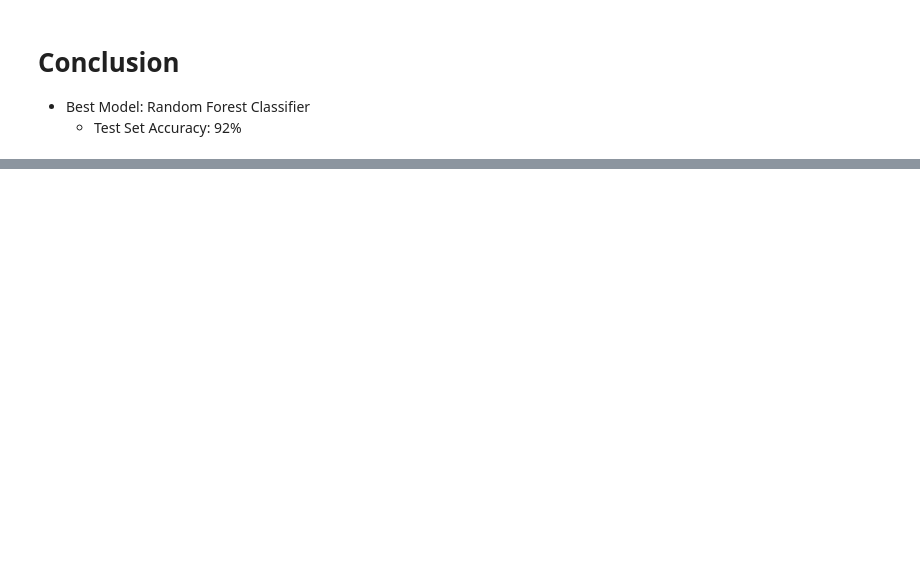
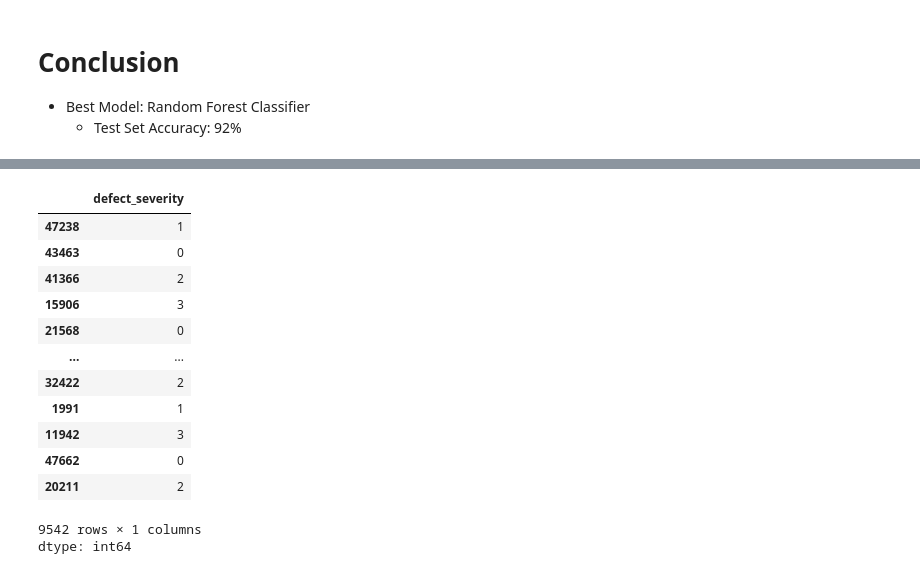
Before and after one commit to djmans630/DSC148_Project, a Jupyter notebook: DSC148_Final_Project_Daniel.ipynb, the cells around one changed output, grey strips where cells are left out. Saved outputs shown, nothing was run; the diff lists cells and outputs as text; code cells hidden in the pictures; blank space fills up the shorter version.

```diff
--- a/DSC148_Final_Project_Daniel.ipynb
+++ b/DSC148_Final_Project_Daniel.ipynb
@@ -1134,6 +1134,23 @@ y_test_analysis = y_test.to_frame()
 y_test_analysis['preds'] = test_preds_rf
 # %%
 y_test_analysis['correct'] = (y_test_analysis['defect_severity'] == y_test_analysis['preds'])
+# %%
+y_test
+# %% [output]
+|  | defect_severity |
+| 47238 | 1 |
+| 43463 | 0 |
+| 41366 | 2 |
+| 15906 | 3 |
+| 21568 | 0 |
+| ... | ... |
+| 32422 | 2 |
+| 1991 | 1 |
+| 11942 | 3 |
+| 47662 | 0 |
+| 20211 | 2 |
+9542 rows × 1 columns
+dtype: int64
 # %%
 y_test_analysis.groupby('defect_severity').agg(
     correct=('correct', 'sum'),
```
Also changed, not shown: parts of 16 cells of this notebook.
